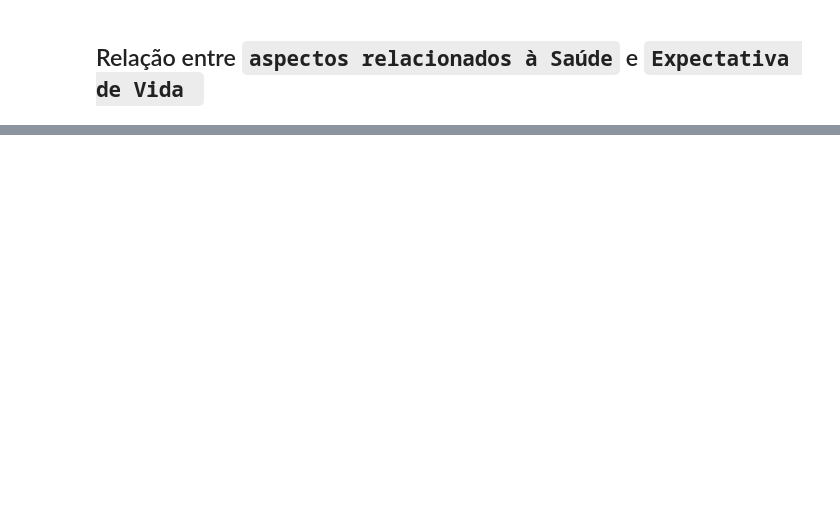
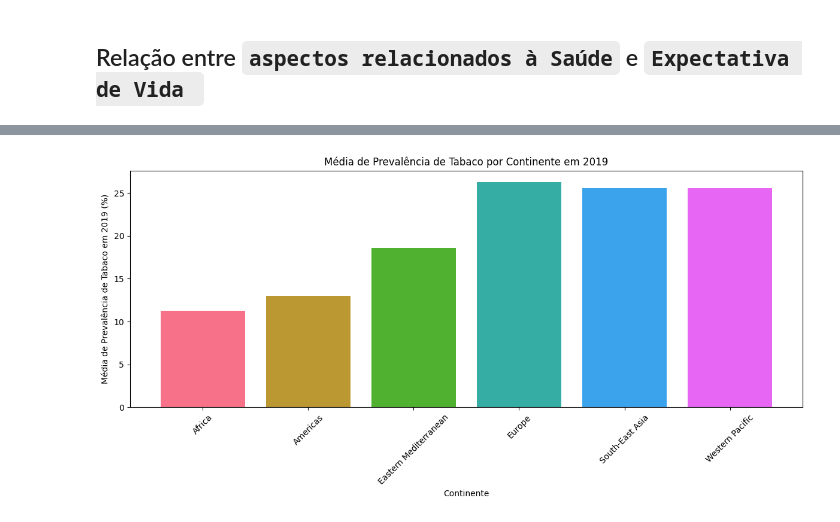
Before and after one commit to marcelomrad/Trabalho_Final_ICD, a Jupyter notebook: analise_saude.ipynb, the cells around one changed output, grey strips where cells are left out. Cells and saved outputs as stored; diff of their text form; code cells hidden in the pictures; blank space fills up the shorter version.

```diff
--- a/analise_saude.ipynb
+++ b/analise_saude.ipynb
@@ -92,3 +92,26 @@ df_tabaco.head()
 | 2 | Estimate of current tobacco smoki... | Africa | Algeria | Male | 30.7 | 30.2 | 29.9 | 29.7 |
 | 3 | Estimate of current tobacco smoki... | Africa | Benin | Both sexes | 11.0 | 7.2 | 5.8 | 4.9 |
 | 4 | Estimate of current tobacco smoki... | Africa | Benin | Female | 1.9 | 1.5 | 1.3 | 1.2 |
+# %%
+
+# Filtrar os dados para 2019 e por continente
+df_2019_continents = df_tabaco[df_tabaco['ParentLocation'] != 'Global']
+df_2019_continents = df_2019_continents[['Country', '2019_tabaco', 'ParentLocation']]
+
+# Agrupar por continente e calcular a média da prevalência de tabaco em 2019
+df_2019_avg_by_continent = df_2019_continents.groupby('ParentLocation')['2019_tabaco'].mean().reset_index()
+
+# Definir uma paleta de cores
+colors = sns.color_palette('husl', n_colors=len(df_2019_avg_by_continent))
+
+# Plotar o gráfico de barras com cores distintas para cada continente
+plt.figure(figsize=(12, 6))
+plt.bar(df_2019_avg_by_continent['ParentLocation'], df_2019_avg_by_continent['2019_tabaco'], color=colors)
+plt.xlabel('Continente')
+plt.ylabel('Média de Prevalência de Tabaco em 2019 (%)')
+plt.title('Média de Prevalência de Tabaco por Continente em 2019')
+plt.xticks(rotation=45)
+plt.tight_layout()
+plt.show()
+# %% [output]
+[figure, added]
```
Also changed, not shown: parts of 12 cells of this notebook.
